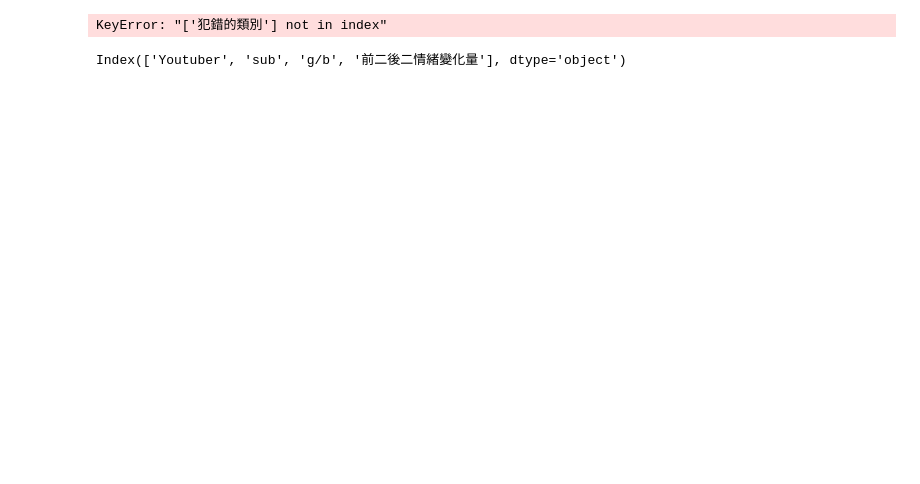
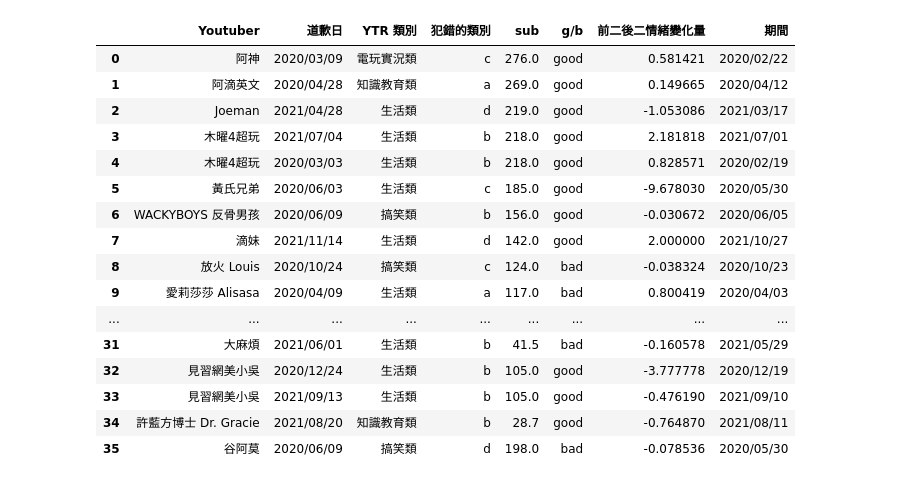
Before and after one commit to BOBO-LU/IM_final_project, a Jupyter notebook: bobo/opview_sorry_match.ipynb, the cells around one changed output. Saved outputs shown, nothing was run; the diff lists cells and outputs as text; code cells hidden in the pictures; blank space fills up the shorter version.

```diff
--- a/bobo/opview_sorry_match.ipynb
+++ b/bobo/opview_sorry_match.ipynb
@@ -330,9 +324,23 @@ final_df
 # %%
-final_df[['Youtuber', 'sub', 'g/b', '前二後二情緒變化量', '犯錯的類別']
+final_df[['Youtuber', '道歉日', 'YTR 類別', '犯錯的類別', 'sub', 'g/b', '前二後二情緒變化量', '期間']
          ].to_csv("../sorry_event_match.csv", index=False)
-# %% [output]
-KeyError: "['犯錯的類別'] not in index"
 # %%
-pd.read_csv("../sorry_event_match.csv").columns
+pd.read_csv("../sorry_event_match.csv")
 # %% [output]
-Index(['Youtuber', 'sub', 'g/b', '前二後二情緒變化量'], dtype='object')
+|  | Youtuber | 道歉日 | YTR 類別 | 犯錯的類別 | sub | g/b | 前二後二情緒變化量 | 期間 |
+| 0 | 阿神 | 2020/03/09 | 電玩實況類 | c | 276.0 | good | 0.581421 | 2020/02/22 |
+| 1 | 阿滴英文 | 2020/04/28 | 知識教育類 | a | 269.0 | good | 0.149665 | 2020/04/12 |
+| 2 | Joeman | 2021/04/28 | 生活類 | d | 219.0 | good | -1.053086 | 2021/03/17 |
+| 3 | 木曜4超玩 | 2021/07/04 | 生活類 | b | 218.0 | good | 2.181818 | 2021/07/01 |
+| 4 | 木曜4超玩 | 2020/03/03 | 生活類 | b | 218.0 | good | 0.828571 | 2020/02/19 |
+| 5 | 黃氏兄弟 | 2020/06/03 | 生活類 | c | 185.0 | good | -9.678030 | 2020/05/30 |
+| 6 | WACKYBOYS 反骨男孩 | 2020/06/09 | 搞笑類 | b | 156.0 | good | -0.030672 | 2020/06/05 |
+| 7 | 滴妹 | 2021/11/14 | 生活類 | d | 142.0 | good | 2.000000 | 2021/10/27 |
+| 8 | 放火 Louis | 2020/10/24 | 搞笑類 | c | 124.0 | bad | -0.038324 | 2020/10/23 |
+| 9 | 愛莉莎莎 Alisasa | 2020/04/09 | 生活類 | a | 117.0 | bad | 0.800419 | 2020/04/03 |
+| ... | ... | ... | ... | ... | ... | ... | ... | ... |
+| 31 | 大麻煩 | 2021/06/01 | 生活類 | b | 41.5 | bad | -0.160578 | 2021/05/29 |
+| 32 | 見習網美小吳 | 2020/12/24 | 生活類 | b | 105.0 | good | -3.777778 | 2020/12/19 |
+| 33 | 見習網美小吳 | 2021/09/13 | 生活類 | b | 105.0 | good | -0.476190 | 2021/09/10 |
+| 34 | 許藍方博士 Dr. Gracie | 2021/08/20 | 知識教育類 | b | 28.7 | good | -0.764870 | 2021/08/11 |
+| 35 | 谷阿莫 | 2020/06/09 | 搞笑類 | d | 198.0 | bad | -0.078536 | 2020/05/30 |
```
Also changed, not shown: parts of 7 cells of this notebook, 14 other files.
